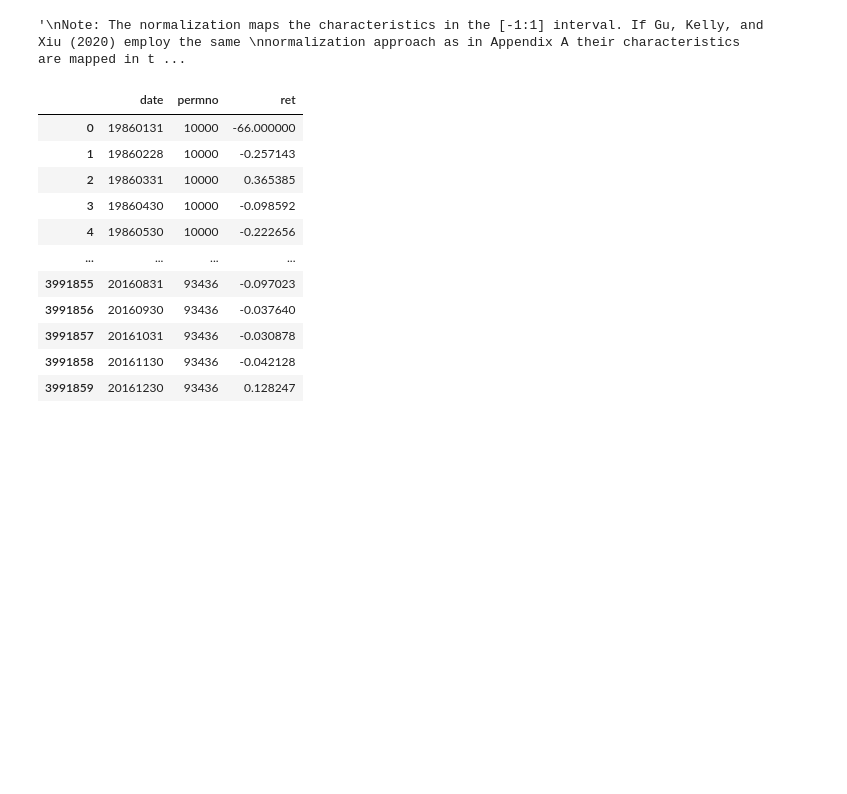
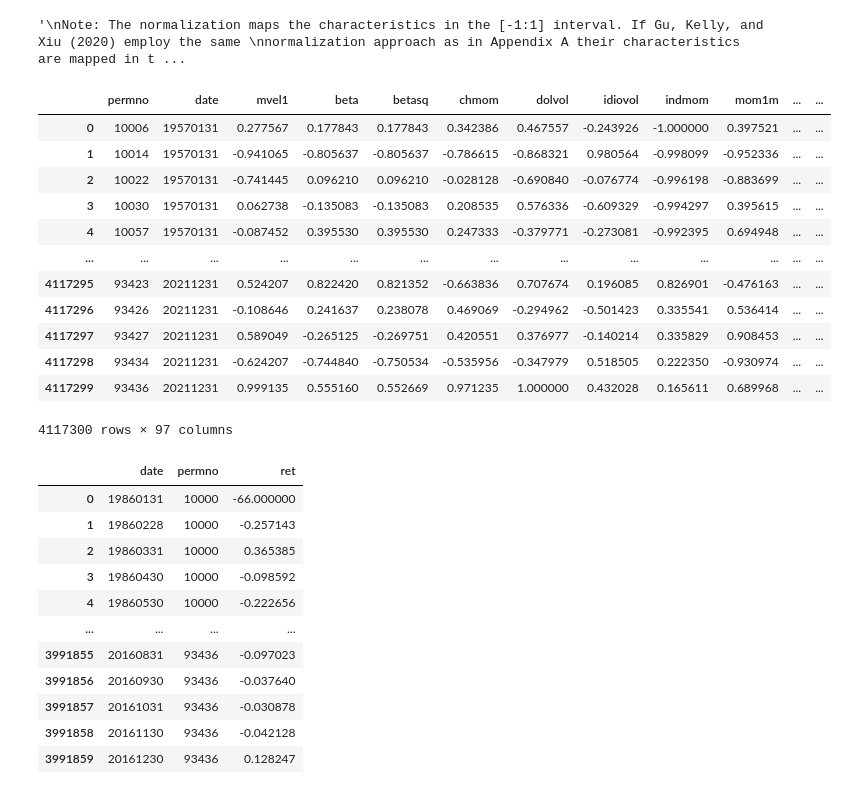
Before and after one commit to fikus44/Masters-Thesis, a Jupyter notebook: Data Processing .ipynb, the cells around one changed output. Drawn from its saved outputs; the diff is of its cells as text; code cells hidden in the pictures; blank space fills up the shorter version.

```diff
--- a/Data Processing .ipynb
+++ b/Data Processing .ipynb
@@ -179,6 +181,22 @@ firm_data.to_csv(os.path.dirname(os.getcwd()) + '\\firm_data.csv')
 # %%
 # Load normalized data set to skip data processing
 firm_data = pd.read_csv(os.path.dirname(os.getcwd()) + '\\firm_data.csv')
+# %%
+firm_data
+# %% [output]
+|  | permno | date | mvel1 | beta | betasq | chmom | dolvol | idiovol | indmom | mom1m | ... | ... |
+| 0 | 10006 | 19570131 | 0.277567 | 0.177843 | 0.177843 | 0.342386 | 0.467557 | -0.243926 | -1.000000 | 0.397521 | ... | ... |
+| 1 | 10014 | 19570131 | -0.941065 | -0.805637 | -0.805637 | -0.786615 | -0.868321 | 0.980564 | -0.998099 | -0.952336 | ... | ... |
+| 2 | 10022 | 19570131 | -0.741445 | 0.096210 | 0.096210 | -0.028128 | -0.690840 | -0.076774 | -0.996198 | -0.883699 | ... | ... |
+| 3 | 10030 | 19570131 | 0.062738 | -0.135083 | -0.135083 | 0.208535 | 0.576336 | -0.609329 | -0.994297 | 0.395615 | ... | ... |
+| 4 | 10057 | 19570131 | -0.087452 | 0.395530 | 0.395530 | 0.247333 | -0.379771 | -0.273081 | -0.992395 | 0.694948 | ... | ... |
+| ... | ... | ... | ... | ... | ... | ... | ... | ... | ... | ... | ... | ... |
+| 4117295 | 93423 | 20211231 | 0.524207 | 0.822420 | 0.821352 | -0.663836 | 0.707674 | 0.196085 | 0.826901 | -0.476163 | ... | ... |
+| 4117296 | 93426 | 20211231 | -0.108646 | 0.241637 | 0.238078 | 0.469069 | -0.294962 | -0.501423 | 0.335541 | 0.536414 | ... | ... |
+| 4117297 | 93427 | 20211231 | 0.589049 | -0.265125 | -0.269751 | 0.420551 | 0.376977 | -0.140214 | 0.335829 | 0.908453 | ... | ... |
+| 4117298 | 93434 | 20211231 | -0.624207 | -0.744840 | -0.750534 | -0.535956 | -0.347979 | 0.518505 | 0.222350 | -0.930974 | ... | ... |
+| 4117299 | 93436 | 20211231 | 0.999135 | 0.555160 | 0.552669 | 0.971235 | 1.000000 | 0.432028 | 0.165611 | 0.689968 | ... | ... |
+4117300 rows × 97 columns
 # %%
 # Load monthly returns data from CRSP and process data
 returns = pd.read_csv(os.path.dirname(os.getcwd()) + '\\RET.txt')
```
Also changed, not shown: parts of 12 cells of this notebook.
